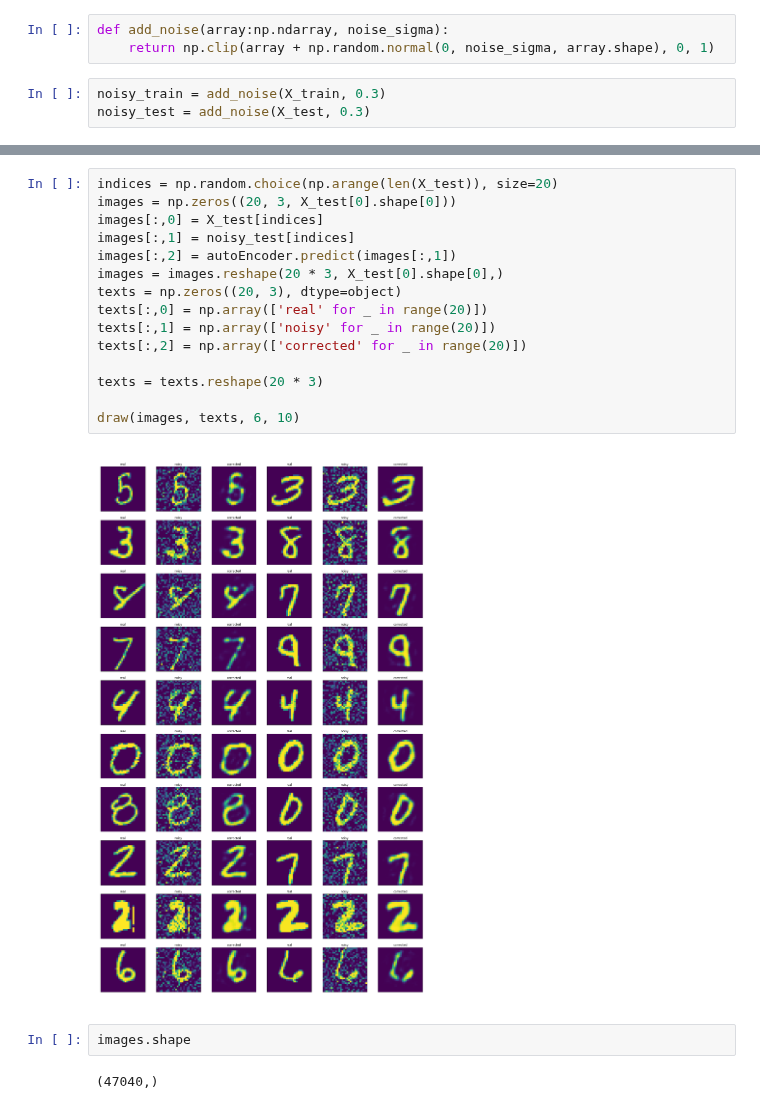
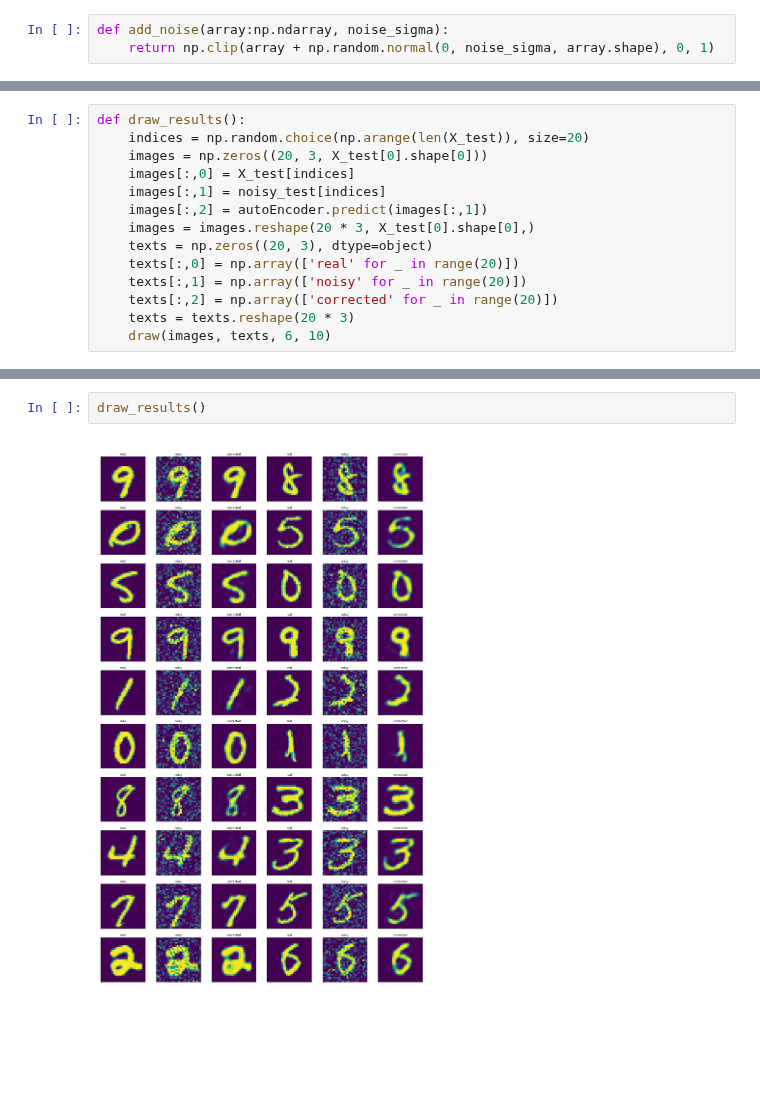
Before and after one commit to ahmadsalimi/AiProjects, a Jupyter notebook: 4. MlpNeuralNetworks/MNISTClassification.ipynb, the cells around one changed output, grey strips where cells are left out. Drawn from its saved outputs; the diff is of its cells as text; blank space fills up the shorter version.

```diff
--- a/4. MlpNeuralNetworks/MNISTClassification.ipynb
+++ b/4. MlpNeuralNetworks/MNISTClassification.ipynb
@@ -138,6 +138,3 @@ draw(images, texts, 5, 4)
 # %%
 def add_noise(array:np.ndarray, noise_sigma):
     return np.clip(array + np.random.normal(0, noise_sigma, array.shape), 0, 1)
-# %%
-noisy_train = add_noise(X_train, 0.3)
-noisy_test = add_noise(X_test, 0.3)
@@ -168 +151,15 @@ _________________________________________________________________
+# %%
+def draw_results():
+    indices = np.random.choice(np.arange(len(X_test)), size=20)
+    images = np.zeros((20, 3, X_test[0].shape[0]))
+    images[:,0] = X_test[indices]
+    images[:,1] = noisy_test[indices]
+    images[:,2] = autoEncoder.predict(images[:,1])
+    images = images.reshape(20 * 3, X_test[0].shape[0],)
+    texts = np.zeros((20, 3), dtype=object)
+    texts[:,0] = np.array(['real' for _ in range(20)])
+    texts[:,1] = np.array(['noisy' for _ in range(20)])
+    texts[:,2] = np.array(['corrected' for _ in range(20)])
+    texts = texts.reshape(20 * 3)
+    draw(images, texts, 6, 10)
 # %%
@@ -194,21 +193,4 @@ autoEncoder.evaluate(noisy_test, X_test)
-# %%
-indices = np.random.choice(np.arange(len(X_test)), size=20)
-images = np.zeros((20, 3, X_test[0].shape[0]))
-images[:,0] = X_test[indices]
-images[:,1] = noisy_test[indices]
-images[:,2] = autoEncoder.predict(images[:,1])
-images = images.reshape(20 * 3, X_test[0].shape[0],)
-texts = np.zeros((20, 3), dtype=object)
-texts[:,0] = np.array(['real' for _ in range(20)])
-texts[:,1] = np.array(['noisy' for _ in range(20)])
-texts[:,2] = np.array(['corrected' for _ in range(20)])
-
-texts = texts.reshape(20 * 3)
-
-draw(images, texts, 6, 10)
-# %% [output]
-[figure, removed]
-# %%
-images.shape
-# %% [output]
-(47040,)
+# %%
+draw_results()
+# %% [output]
+[figure, added]
```
Also changed, not shown: parts of 12 cells of this notebook.
